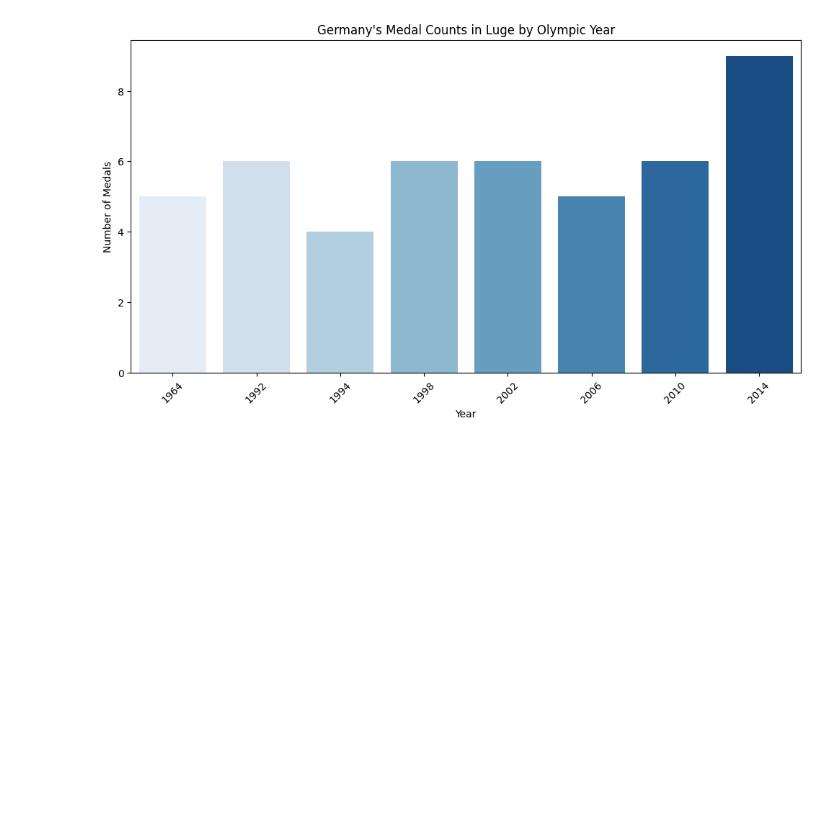
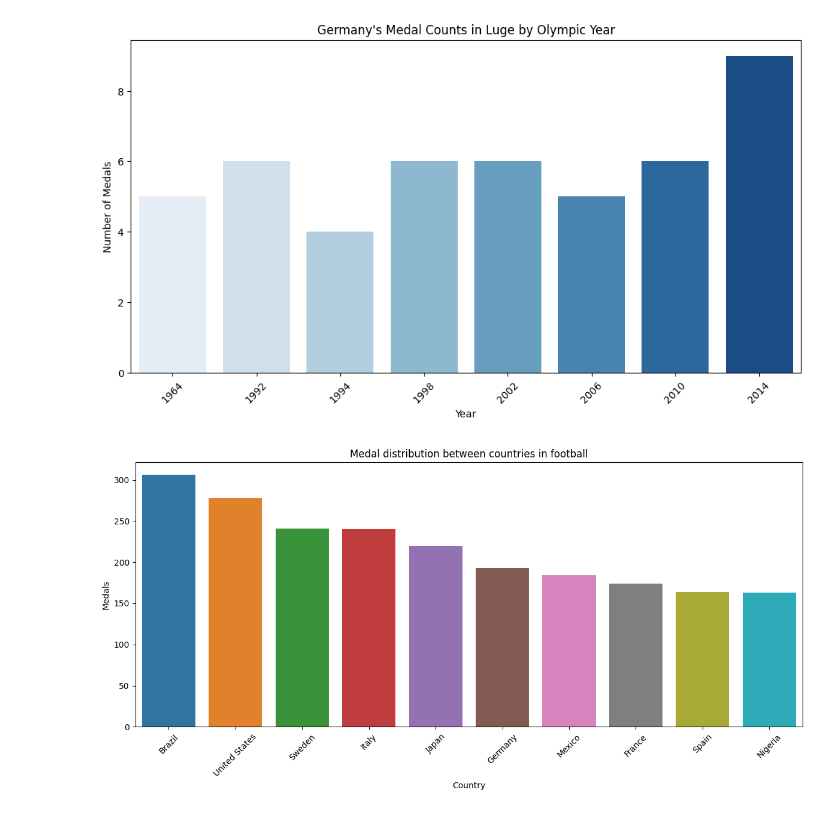
Before and after one commit to SebastianPetersson/Project_OS, a Jupyter notebook: Projekt_OS_Tyskland.ipynb, the cells around one changed output. Drawn from its saved outputs; the diff is of its cells as text; code cells hidden in the pictures; blank space fills up the shorter version.

```diff
--- a/Projekt_OS_Tyskland.ipynb
+++ b/Projekt_OS_Tyskland.ipynb
@@ -110,3 +110,19 @@ plt.show()
 # %% [output]
 Passing `palette` without assigning `hue` is deprecated and will be removed in v0.14.0. Assign the `x` variable to `hue` and set `legend=False` for the same effect.
 [figure]
+# %%
+football = olympics[olympics['Sport'] == 'Football'].copy()
+football_medals = football[football['Team'].notna()].copy()
+
+medals_by_country = football_medals["Team"].value_counts().head(10)
+
+plt.figure(figsize=(12,6))
+sns.barplot(x=medals_by_country.index, y=medals_by_country.values, palette='tab10', hue=medals_by_country.index, legend=False)
+plt.title("Medal distribution between countries in football")
+plt.ylabel("Medals")
+plt.xlabel("Country")
+plt.xticks(rotation=45)
+plt.tight_layout()
+plt.show()
+# %% [output]
+[figure, added]
```
Also changed, not shown: parts of 1 cell of this notebook.
